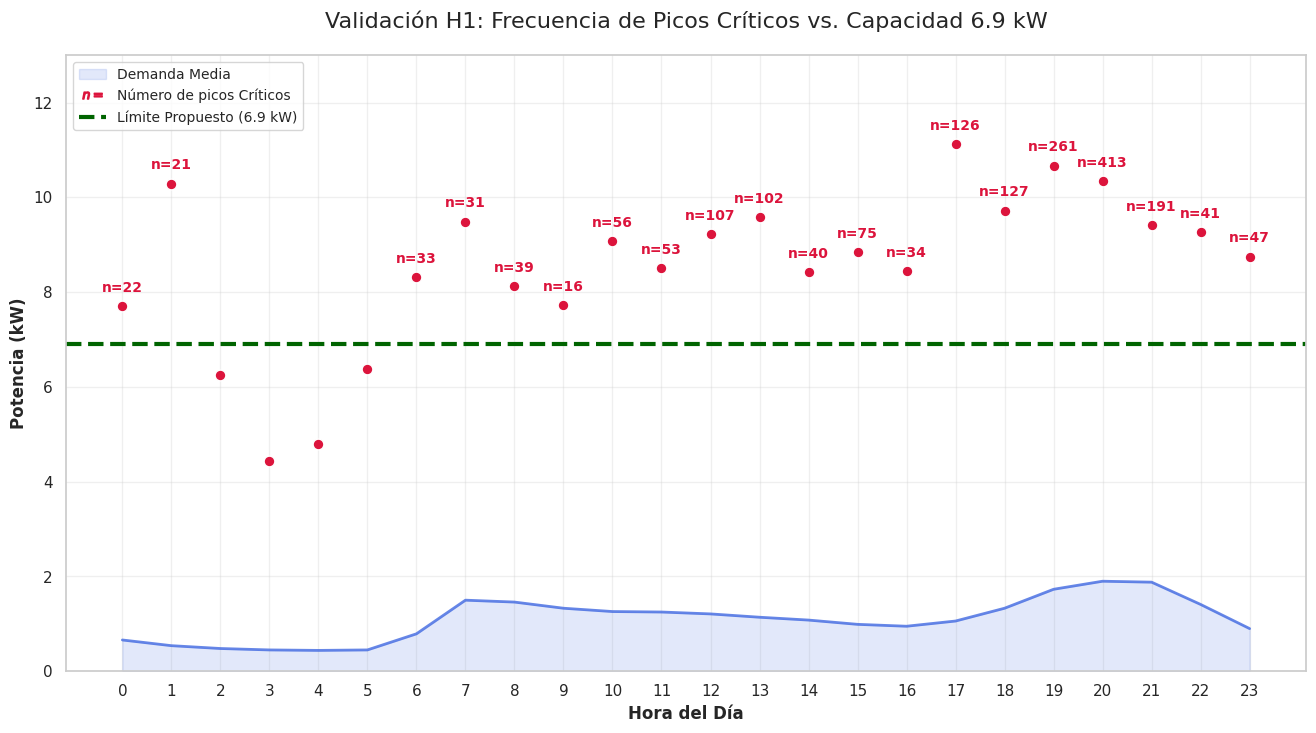
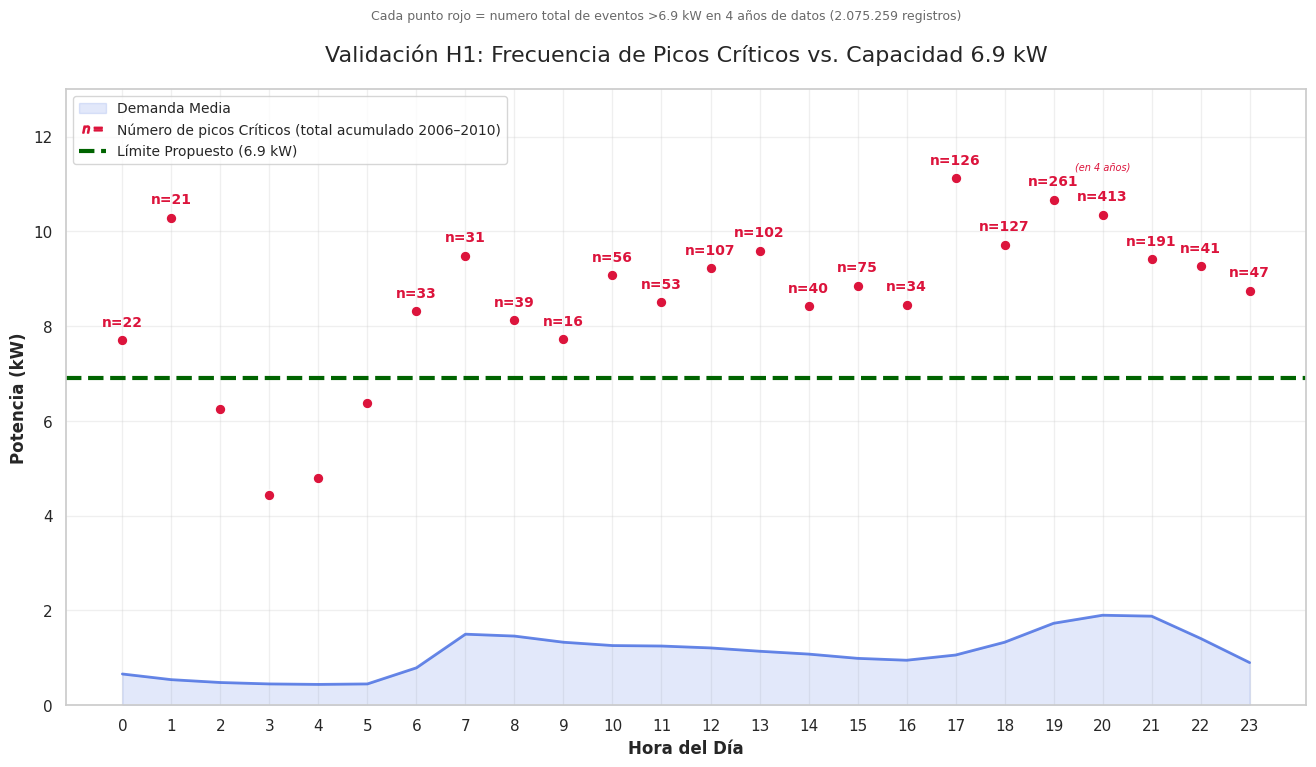
Unified diff of the notebook cell whose output changed from the first chart to the second:
--- before
+++ after
@@ -39,4 +39,14 @@
             ha='center'
         )
+        if row['critical_events'] == df_viz['critical_events'].max():
+            plt.text(
+                row['Hour'],
+                row['peak_kw'] + 0.95,
+                "(en 4 años)",
+                color='crimson',
+                fontsize=7,
+                ha='center',
+                style='italic'
+            )
 
 # Límite Objetivo de Ingeniería (6.9 kW)
@@ -48,5 +58,6 @@
 # Leyenda personalizada para la frecuencia de eventos (n=)
 n_legend = mlines.Line2D([], [], color='white', marker='$n=$', markerfacecolor='crimson', 
-                         markeredgecolor='crimson', markersize=14, label='Número de picos Críticos')
+                         markeredgecolor='crimson', markersize=14, 
+                         label='Número de picos Críticos (total acumulado 2006–2010)')
 
 # Unificación de handles para orden profesional
@@ -57,4 +68,8 @@
 
 # --- STEP 5: FORMATTING & LABELS ---
+plt.suptitle(
+    "Cada punto rojo = numero total de eventos >6.9 kW en 4 años de datos (2.075.259 registros)",
+    fontsize=9, color='dimgray', y=0.98
+)
 plt.title("Validación H1: Frecuencia de Picos Críticos vs. Capacidad 6.9 kW", fontsize=16, pad=20)
 plt.ylabel("Potencia (kW)", fontweight='bold')

Commit: Update20260514